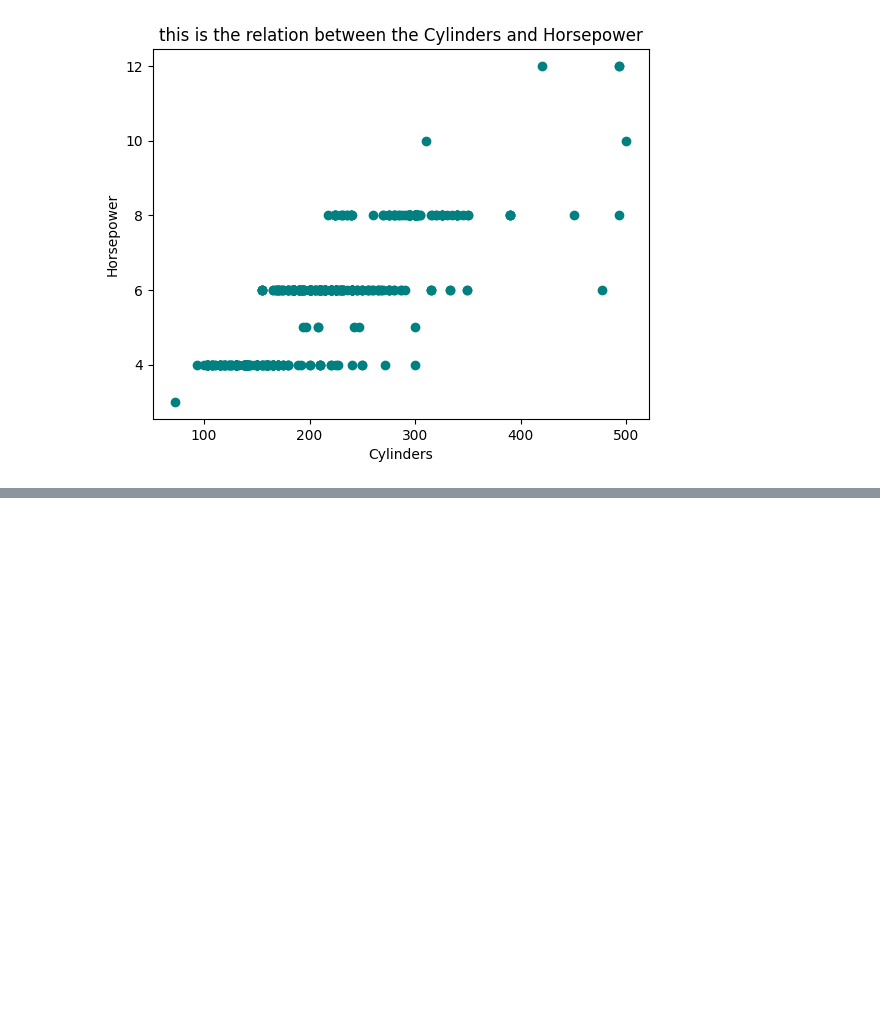
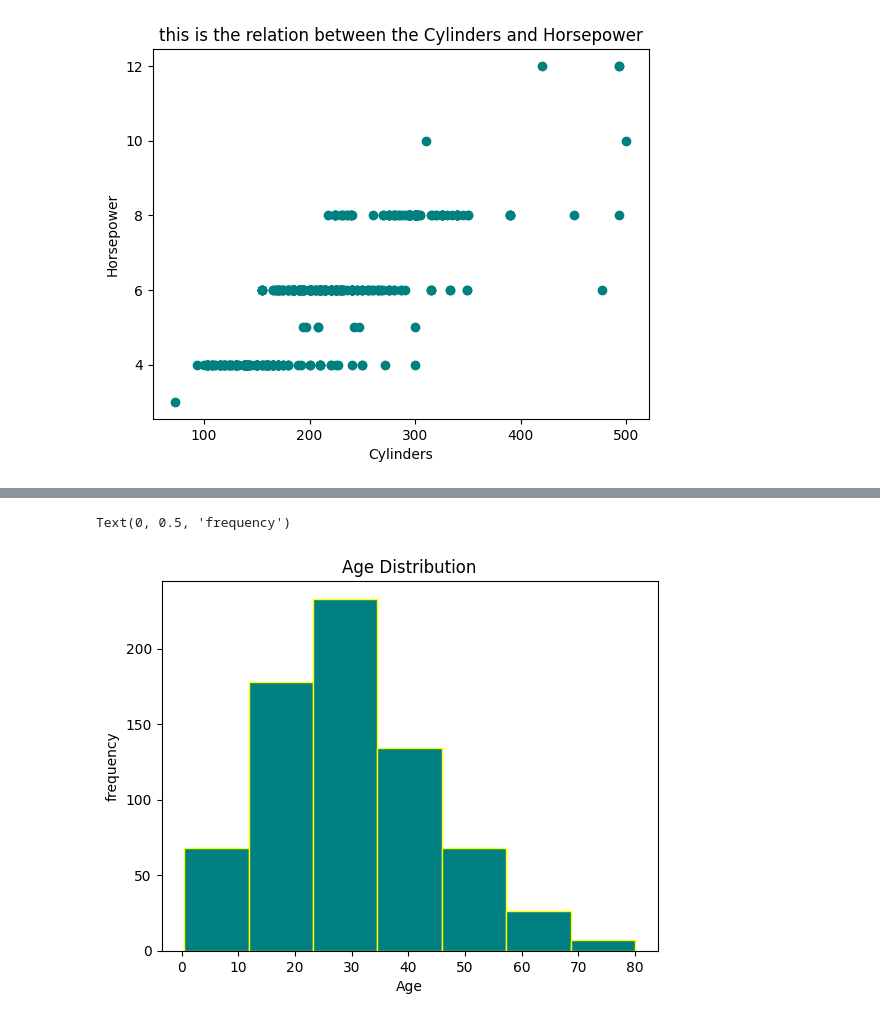
Before and after one commit to HasibullahAman/Data_Visulaization, a Jupyter notebook: Data_Visualization/Data_Visulization.ipynb, the cells around one changed output, grey strips where cells are left out. Drawn from its saved outputs; the diff is of its cells as text; code cells hidden in the pictures; blank space fills up the shorter version.

```diff
--- a/Data_Visualization/Data_Visulization.ipynb
+++ b/Data_Visualization/Data_Visulization.ipynb
@@ -135,0 +144,3 @@ hoo = pd.read_csv("")
+# %%
+too = pd.read_csv("titanic_train.csv")
+tot = too.copy()
@@ -135,0 +153,8 @@ hoo = pd.read_csv("")
+# %%
+plt.hist(tot["Age"],color='teal',edgecolor ="yellow",bins=7)
+plt.title("Age Distribution")
+plt.xlabel("Age")
+plt.ylabel("frequency")
+# %% [output]
+Text(0, 0.5, 'frequency')
+[figure, added]
```
Also changed, not shown: parts of 4 cells of this notebook.
